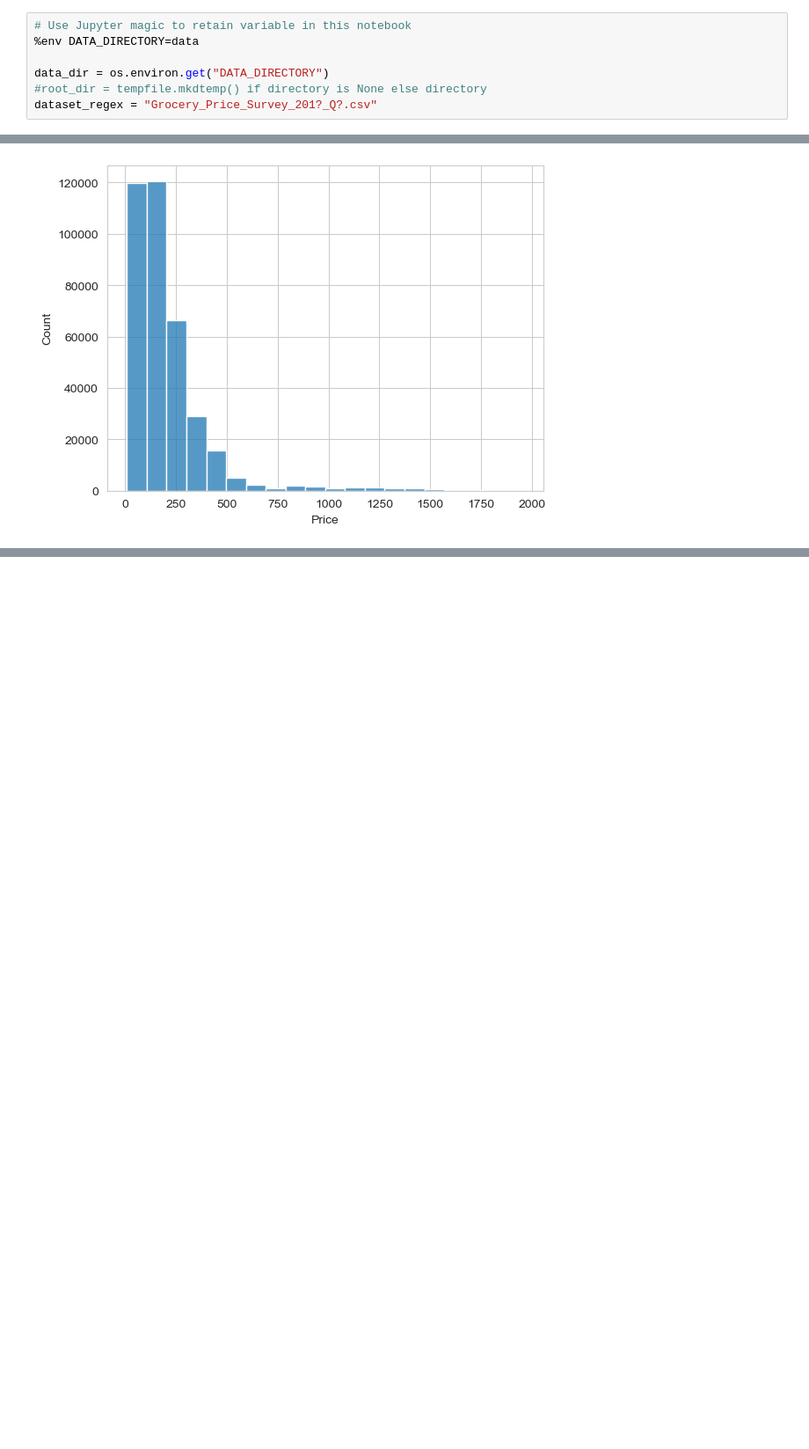
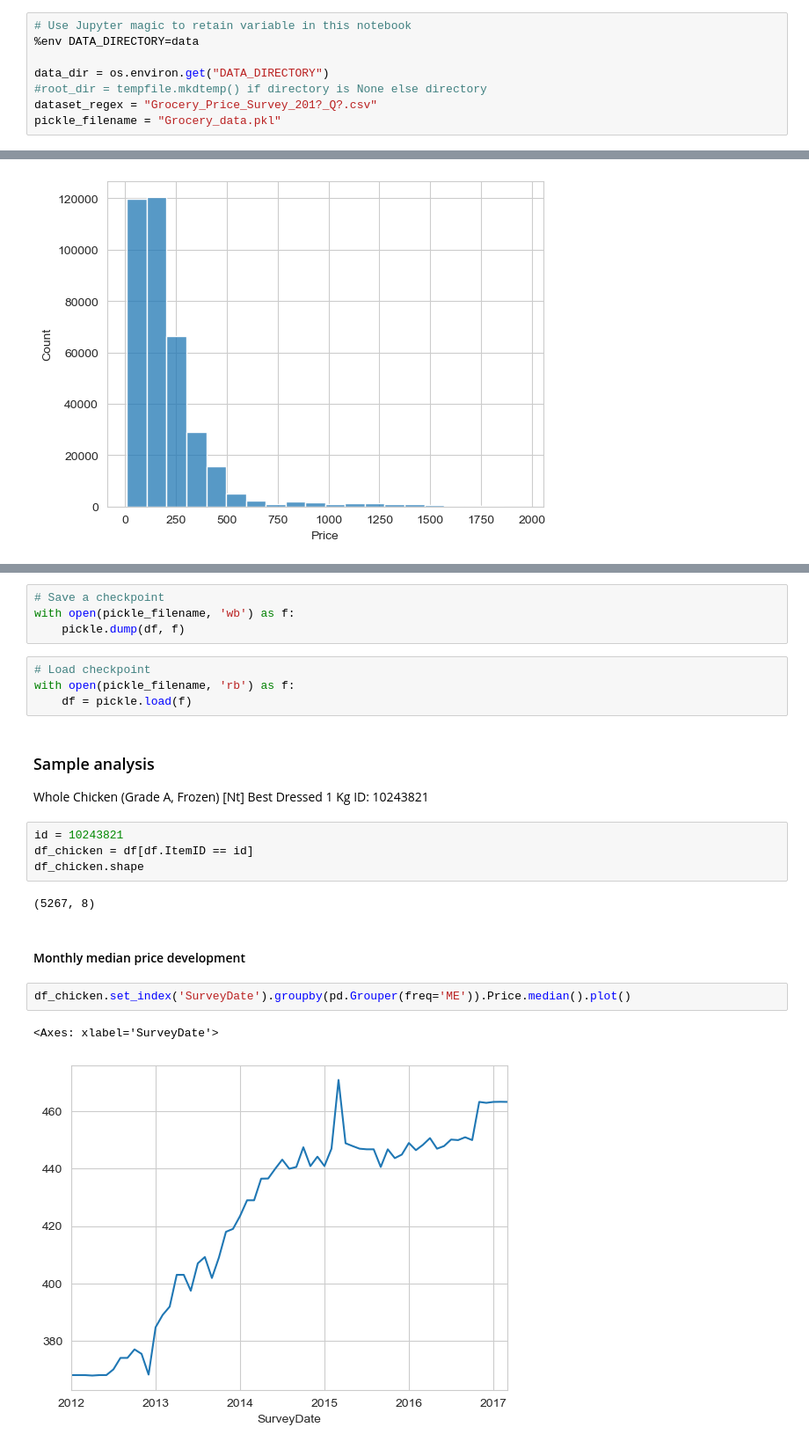
Before and after one commit to ahtonen/jamrock, a Jupyter notebook: validation.ipynb, the cells around one changed output, grey strips where cells are left out. Shown: that part at 88% size. Drawn from its saved outputs; the diff is of its cells as text; blank space fills up the shorter version.

Commit message:
Example analysis.

```diff
--- a/validation.ipynb
+++ b/validation.ipynb
@@ -51,6 +51,7 @@ logging.getLogger('matplotlib.font_manager').disabled = True
 data_dir = os.environ.get("DATA_DIRECTORY")
 #root_dir = tempfile.mkdtemp() if directory is None else directory
 dataset_regex = "Grocery_Price_Survey_201?_Q?.csv"
+pickle_filename = "Grocery_data.pkl"
 # %% [output]
 env: DATA_DIRECTORY=data
 # %%
@@ -239,0 +215,26 @@ race = df.loc[df.name.str.contains('DJBB')]
+# %%
+# Save a checkpoint
+with open(pickle_filename, 'wb') as f:
+    pickle.dump(df, f)
+# %%
+# Load checkpoint
+with open(pickle_filename, 'rb') as f:
+    df = pickle.load(f)
+# %% [markdown]
+### Sample analysis
+
+Whole Chicken (Grade A, Frozen) [Nt] Best Dressed 1 Kg
+ID: 10243821
+# %%
+id = 10243821
+df_chicken = df[df.ItemID == id]
+df_chicken.shape
+# %% [output]
+(5267, 8)
+# %% [markdown]
+#### Monthly median price development
+# %%
+df_chicken.set_index('SurveyDate').groupby(pd.Grouper(freq='ME')).Price.median().plot()
+# %% [output]
+<Axes: xlabel='SurveyDate'>
+[figure, added]
```
Also changed, not shown: parts of 25 cells of this notebook, 1 other file.
